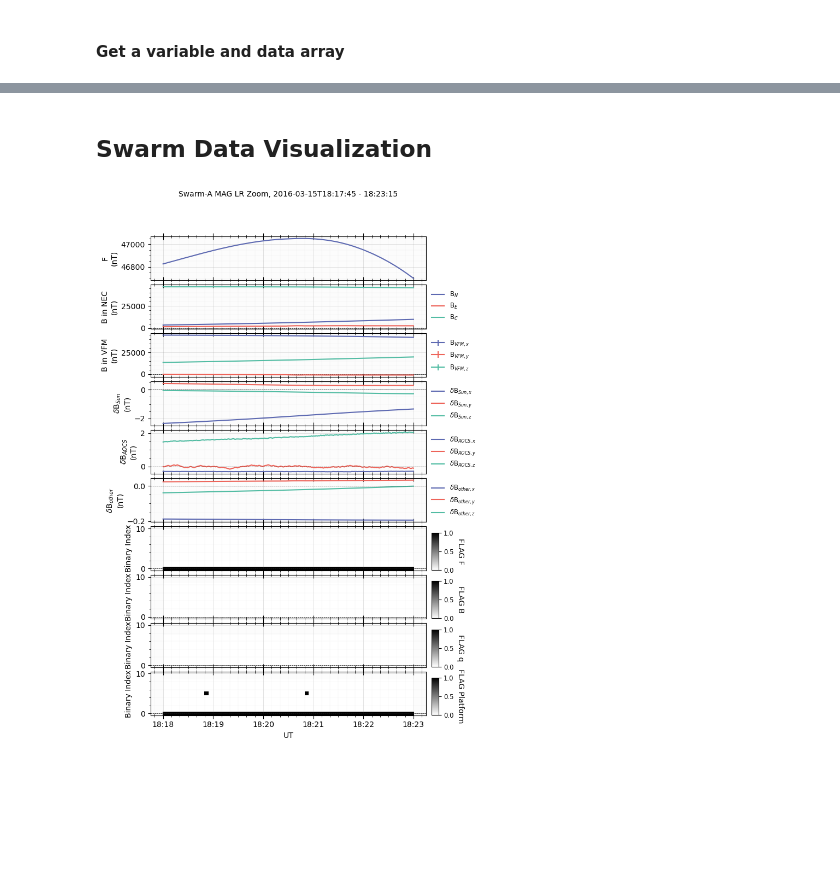
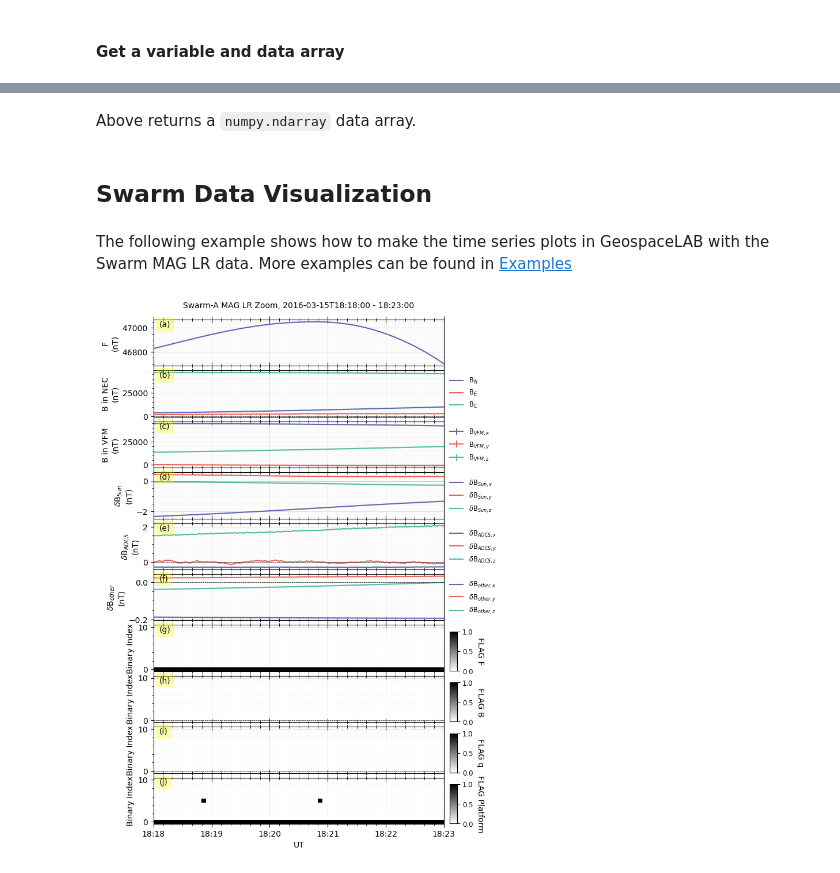
Before and after one commit to JouleCai/geospacelab-swarm, a Jupyter notebook: docs/1_quickstart.ipynb, the cells around one changed output, grey strips where cells are left out. Drawn from its saved outputs; the diff is of its cells as text; code cells hidden in the pictures; blank space fills up the shorter version.

```diff
--- a/docs/1_quickstart.ipynb
+++ b/docs/1_quickstart.ipynb
@@ -11,7 +11,7 @@ import geospacelab.visualization.mpl as gsl_mpl
 # %%
 dt_fr = datetime.datetime(2016, 3, 15, 18, 18)
 dt_to = datetime.datetime(2016, 3, 15, 18, 23)
-dt_tsat_id = "A"
+sat_id = "A"
 # %% [markdown]
 ### Create a datahub
 # %%
@@ -24,7 +24,7 @@ Docking a dataset is the process of loading the dataset into the datahub. It is
 
 The following code docks the Swarm MAG LR dataset for the specified time range (shown above) and satellite ID. A full list of the supported datasets and their name patterns can be found in the [Supported datasets](2_supported_datasets.ipynb) tutorial.
 # %%
-ds = dh.dock(datasource_contents=['esa_eo', 'swarm', 'l1b', 'mag_lr'], sat_id='A', add_APEX=True,)
+ds = dh.dock(datasource_contents=['esa_eo', 'swarm', 'l1b', 'mag_lr'], sat_id=sat_id, add_APEX=True,)
 # %% [output]
 Load IGRF coefficients ...
 Searching the data product "MAG_LR" with the version "latest" on the server...
@@ -100,24 +64,40 @@ array([[3575.961 ],
+# %% [markdown]
+Above returns a `numpy.ndarray` data array.
 # %% [markdown]
 ## Swarm Data Visualization
-# %%
-fig = gsl_mpl.create_figure(figsize=(8, 12))
-db = gsl_mpl.dashboards.TSDashboard(figure=fig)
-
-panel_layouts = [
-    [ds['F']],
-        [ds['B_N'], ds['B_E'], ds['B_C']],
-        [ds['B_VFM_x'], ds['B_VFM_y'], ds['B_VFM_z']],
-        [ds['dB_Sun_VFM_x'], ds['dB_Sun_VFM_y'], ds['dB_Sun_VFM_z']],
-        [ds['dB_AOCS_VFM_x'], ds['dB_AOCS_VFM_y'], ds['dB_AOCS_VFM_z']],
-        [ds['dB_other_VFM_x'], ds['dB_other_VFM_y'], ds['dB_other_VFM_z']],
-        [ds['FLAG_F_BIN_AUX']],
-        [ds['FLAG_B_BIN_AUX']],
-        [ds['FLAG_q_BIN_AUX']],
-        [ds['FLAG_Platform_BIN_AUX']],
-    ]
-db.set_layout(panel_layouts)
-db.draw()
-db.add_title(title='Swarm-{} MAG LR Zoom'.format(ds.sat_id), fontsize='medium', append_time=True)
-db.show()
-# %% [output]
-[figure, removed]
+# %% [markdown]
+The following example shows how to make the time series plots in GeospaceLAB with the Swarm MAG LR data. More examples can be found in [Examples](./example_Swarm_MAG.ipynb)
+# %%
+# Create a figure
+fig = gsl_mpl.create_figure(figsize=(8, 12))
+# Add a time series dashboard to the figure
+db = gsl_mpl.dashboards.TSDashboard(figure=fig, dt_fr=dt_fr, dt_to=dt_to)
+# Set the panel layouts in the dashboard.
+# The layout is a list of lists, where each inner list represents a row of panels in the dashboard.
+# Each element in the inner list is a variable from the dataset that will be plotted in that panel.
+# This allows for flexible arrangement of multiple plots in a single dashboard.
+# To add or remove a panel, simply modify the inner lists accordingly.
+# For example, to remove the first panel, simply remove the first inner list: panel_layouts = [ [ds['B_N'], ds['B_E'], ds['B_C']], ... ]
+panel_layouts = [
+    [ds['F']],
+    [ds['B_N'], ds['B_E'], ds['B_C']],
+    [ds['B_VFM_x'], ds['B_VFM_y'], ds['B_VFM_z']],
+    [ds['dB_Sun_VFM_x'], ds['dB_Sun_VFM_y'], ds['dB_Sun_VFM_z']],
+    [ds['dB_AOCS_VFM_x'], ds['dB_AOCS_VFM_y'], ds['dB_AOCS_VFM_z']],
+    [ds['dB_other_VFM_x'], ds['dB_other_VFM_y'], ds['dB_other_VFM_z']],
+    [ds['FLAG_F_BIN_AUX']],
+    [ds['FLAG_B_BIN_AUX']],
+    [ds['FLAG_q_BIN_AUX']],
+    [ds['FLAG_Platform_BIN_AUX']],
+]
+db.set_layout(panel_layouts)
+# Plotting the data in the dashboard
+db.draw()
+# Add panel labels to the dashboard
+db.add_panel_labels()
+# Add a title to the dashboard
+db.add_title(y=1.02,title='Swarm-{} MAG LR Zoom'.format(ds.sat_id), fontsize='medium', append_time=True)
+# Show the figure/dashboard
+db.show()
+# %% [output]
+[figure, added]
```
Also changed, not shown: parts of 5 cells of this notebook, 8 other files.
